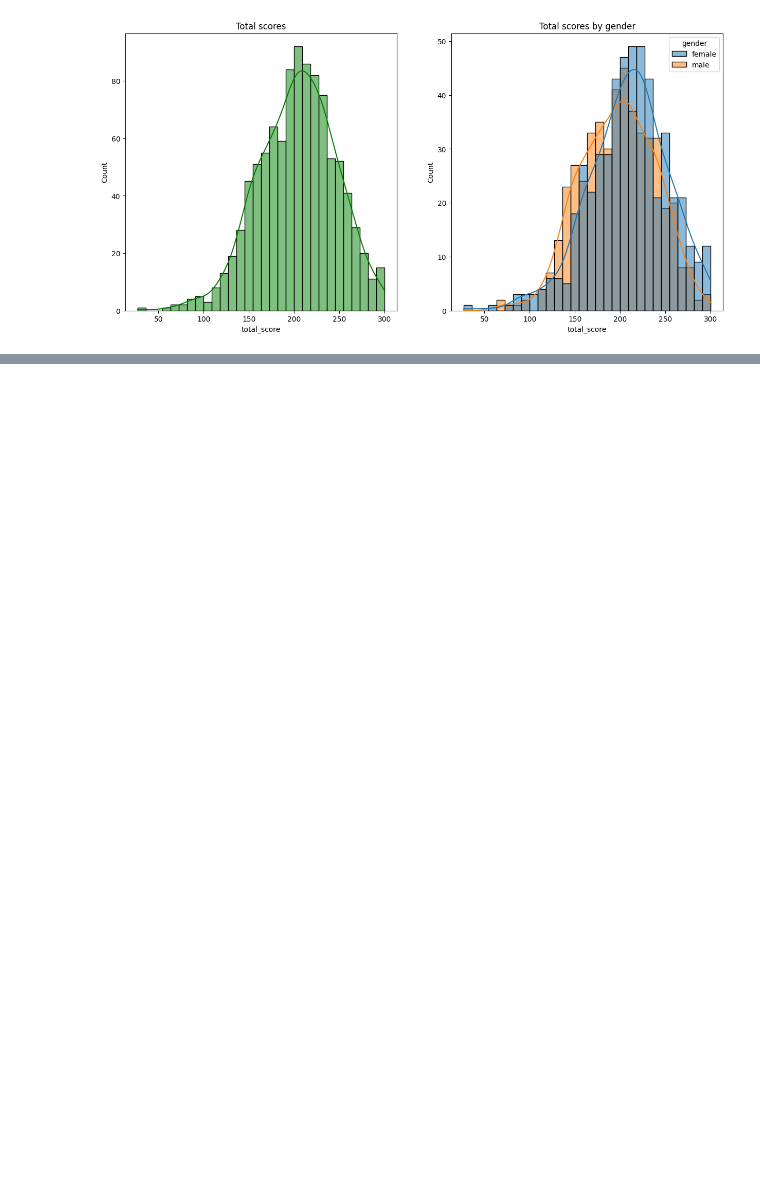
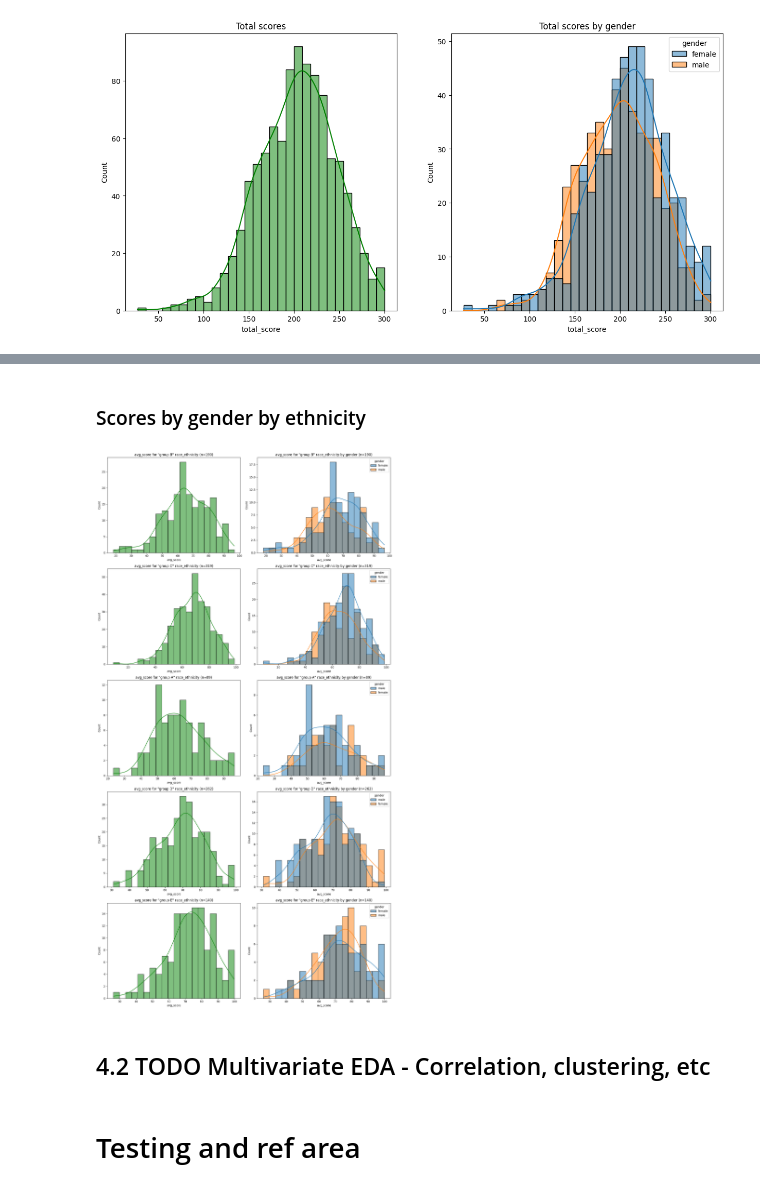
Before and after one commit to divergent96/image_to_table, a Jupyter notebook: notebook/1.EDA.ipynb, the cells around one changed output, grey strips where cells are left out. Drawn from its saved outputs; the diff is of its cells as text; code cells hidden in the pictures; blank space fills up the shorter version.

```diff
--- a/notebook/1.EDA.ipynb
+++ b/notebook/1.EDA.ipynb
@@ -262,0 +235,10 @@ plt.show()
+# %% [markdown]
+### Scores by gender by ethnicity
+# %%
+histogram_by_categories(raw_data,"gender", "race_ethnicity", "avg_score")
+# %% [output]
+[figure, added]
+# %% [markdown]
+## 4.2 TODO Multivariate EDA - Correlation, clustering, etc
+# %% [markdown]
+# Testing and ref area
```
Also changed, not shown: parts of 42 cells of this notebook, 7 other files.
